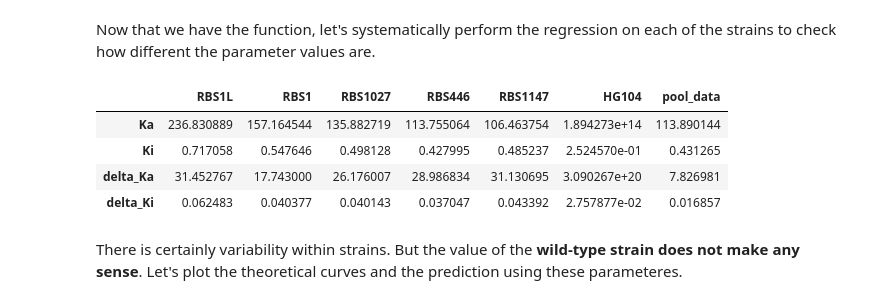
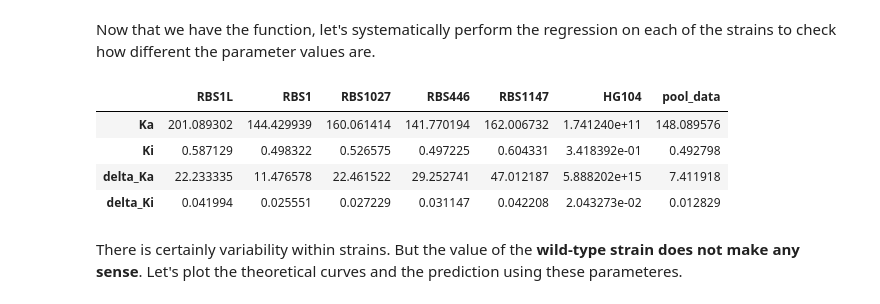
Before and after one commit to RPGroup-PBoC/mwc_induction, a Jupyter notebook: code/analysis/non_linear_regression.ipynb, the cells around one changed output. Saved outputs shown, nothing was run; the diff lists cells and outputs as text; code cells hidden in the pictures.

Commit message:
Got the MCMC to work very nicely on the data. Generated a file to know which data sets to ignore.

```diff
--- a/code/analysis/non_linear_regression.ipynb
+++ b/code/analysis/non_linear_regression.ipynb
@@ -214,8 +214,14 @@ def log_post(param, indep_var, dep_var):
 Now it is time to test this! But first let's read the data
 # %%
 datadir = '../../data/'
+# read the list of data-sets to ignore
+data_ignore = pd.read_csv(datadir + 'datasets_ignore.csv', header=None).values
+# read the all data sets except for the ones in the ignore list
 all_files = glob.glob(datadir + '*' + 'O2_IPTG_titration' + '*csv')
-df = pd.concat(pd.read_csv(f, comment='#') for f in all_files)
+ignore_files = [f for f in all_files for i in data_ignore if i[0] in f]
+read_files = [f for f in all_files if f not in ignore_files]
+
+df = pd.concat(pd.read_csv(f, comment='#') for f in read_files)
 
 # Now we remove the autofluorescence and delta values
 df = df[(df.rbs != 'auto') & (df.rbs != 'delta')]
@@ -634,27 +640,27 @@ Now that we have the function, let's systematically perform the regression on ea
 # %%
 # initialize a data frame to save the regression parameters
 param_df = pd.DataFrame()
 # loop through the RBS performing the regression on each strain
 for i, rbs in enumerate(df.rbs.unique()):
-    param =  pd.Series(non_lin_reg_mwc(df[df.rbs==rbs], p0=[-5, 1],
+    param =  pd.Series(non_lin_reg_mwc(df[df.rbs==rbs], p0=[1, 7],
                                        diss_const=True),
                        index=['Ka', 'delta_Ka', 'Ki', 'delta_Ki'])
     param_df = pd.concat([param_df, param], axis=1)
 # rename the columns by the rbs name
 param_df.columns = df.rbs.unique()
 
 # add the regression on all the pool data
 param_df['pool_data'] = pd.Series(non_lin_reg_mwc(df, p0=[-5, 1],
                                        diss_const=True),
                        index=['Ka', 'delta_Ka', 'Ki', 'delta_Ki'])
 
 param_df
 # %% [output]
 |  | RBS1L | RBS1 | RBS1027 | RBS446 | RBS1147 | HG104 | pool_data |
-| Ka | 236.830889 | 157.164544 | 135.882719 | 113.755064 | 106.463754 | 1.894273e+14 | 113.890144 |
-| Ki | 0.717058 | 0.547646 | 0.498128 | 0.427995 | 0.485237 | 2.524570e-01 | 0.431265 |
-| delta_Ka | 31.452767 | 17.743000 | 26.176007 | 28.986834 | 31.130695 | 3.090267e+20 | 7.826981 |
-| delta_Ki | 0.062483 | 0.040377 | 0.040143 | 0.037047 | 0.043392 | 2.757877e-02 | 0.016857 |
+| Ka | 201.089302 | 144.429939 | 160.061414 | 141.770194 | 162.006732 | 1.741240e+11 | 148.089576 |
+| Ki | 0.587129 | 0.498322 | 0.526575 | 0.497225 | 0.604331 | 3.418392e-01 | 0.492798 |
+| delta_Ka | 22.233335 | 11.476578 | 22.461522 | 29.252741 | 47.012187 | 5.888202e+15 | 7.411918 |
+| delta_Ki | 0.041994 | 0.025551 | 0.027229 | 0.031147 | 0.042208 | 2.043273e-02 | 0.012829 |
 # %% [markdown]
 There is certainly variability within strains. But the value of the **wild-type strain does not make any sense**. Let's plot the theoretical curves and the prediction using these parameteres.
 # %%
```
Also changed, not shown: parts of 9 cells of this notebook, 4 other files.
